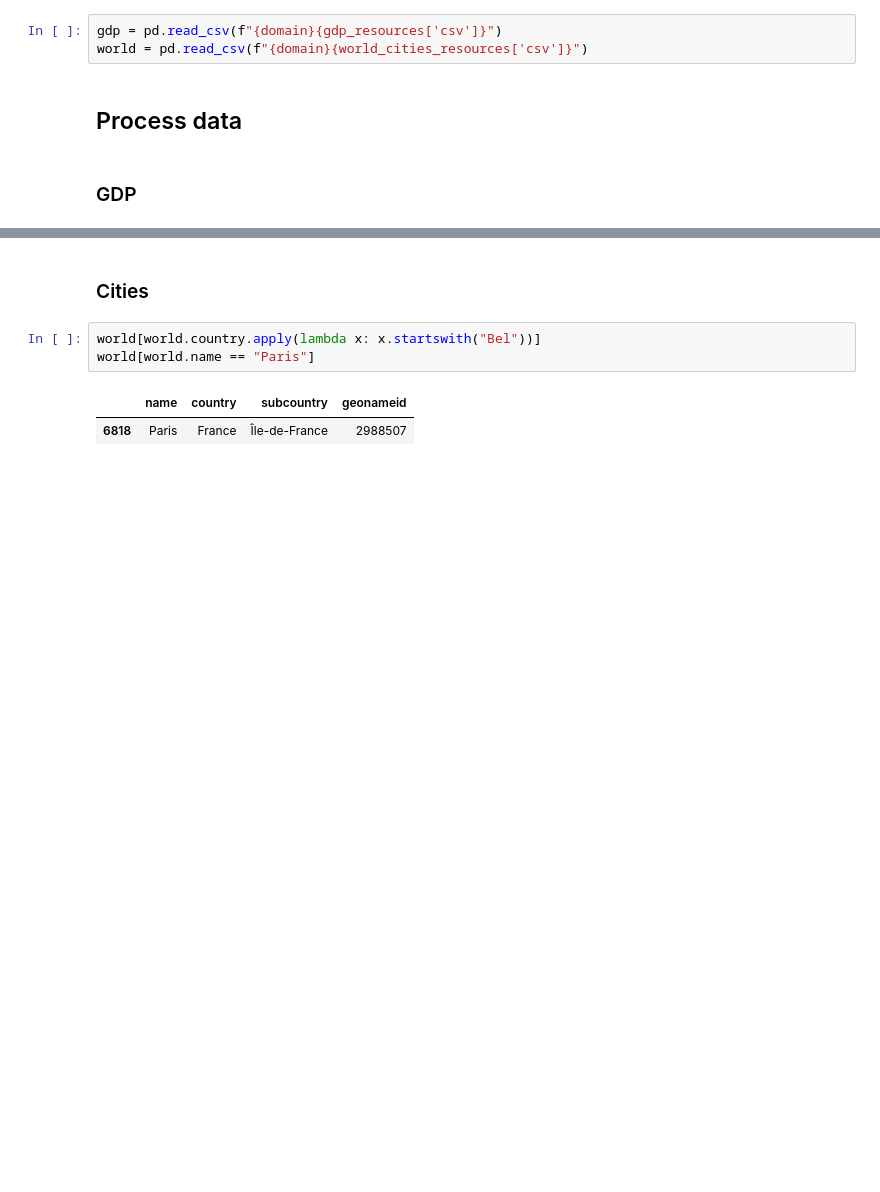
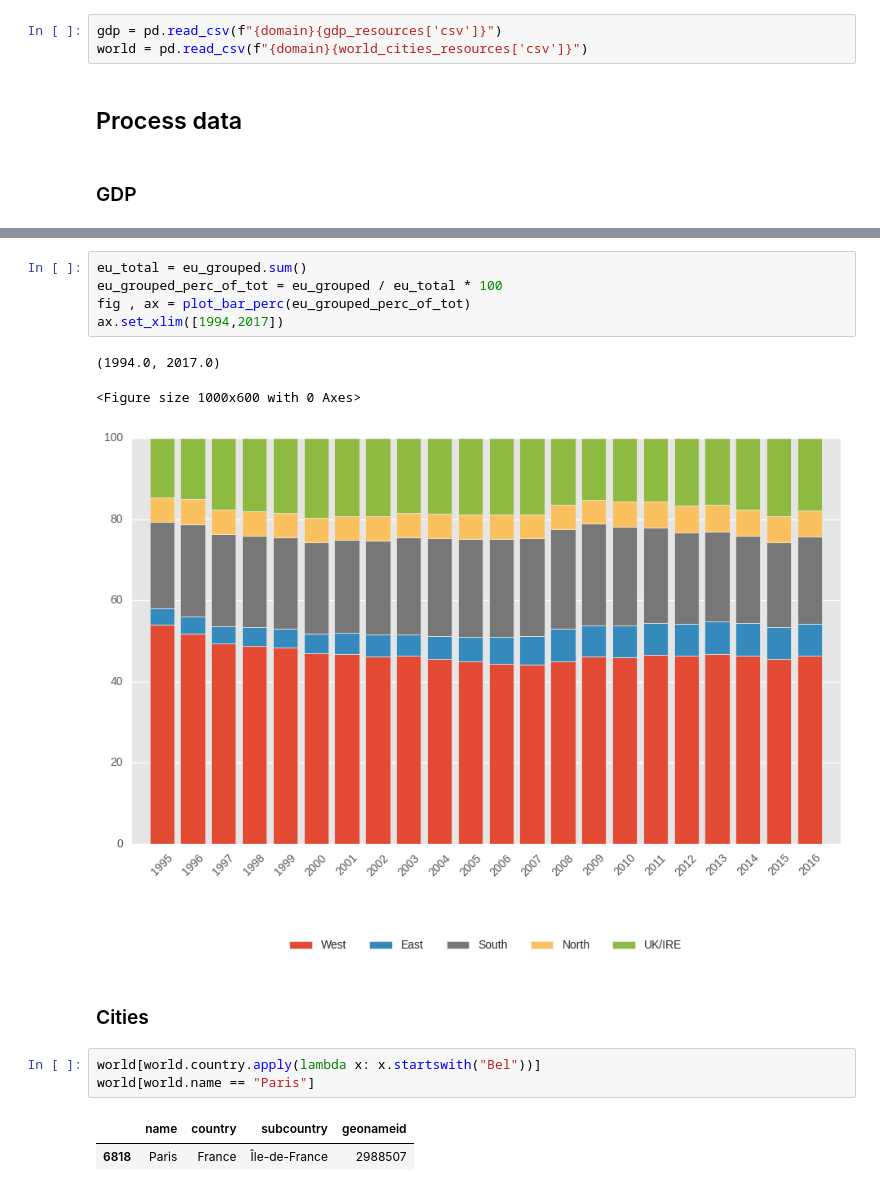
Before and after one commit to KoenVanSever/open_data_projects, a Jupyter notebook: datahub_main.ipynb, the cells around one changed output, grey strips where cells are left out. Saved outputs shown, nothing was run; the diff lists cells and outputs as text; blank space fills up the shorter version.

```diff
--- a/datahub_main.ipynb
+++ b/datahub_main.ipynb
@@ -42,3 +72,12 @@ sns.lineplot(data = subset_perc_vs_world.T)
+# %%
+eu_total = eu_grouped.sum()
+eu_grouped_perc_of_tot = eu_grouped / eu_total * 100
+fig , ax = plot_bar_perc(eu_grouped_perc_of_tot)
+ax.set_xlim([1994,2017])
+# %% [output]
+(1994.0, 2017.0)
+<Figure size 1000x600 with 0 Axes>
+[figure, added]
 # %% [markdown]
 ### Cities
 # %%
```
Also changed, not shown: parts of 4 cells of this notebook, 7 other files.
